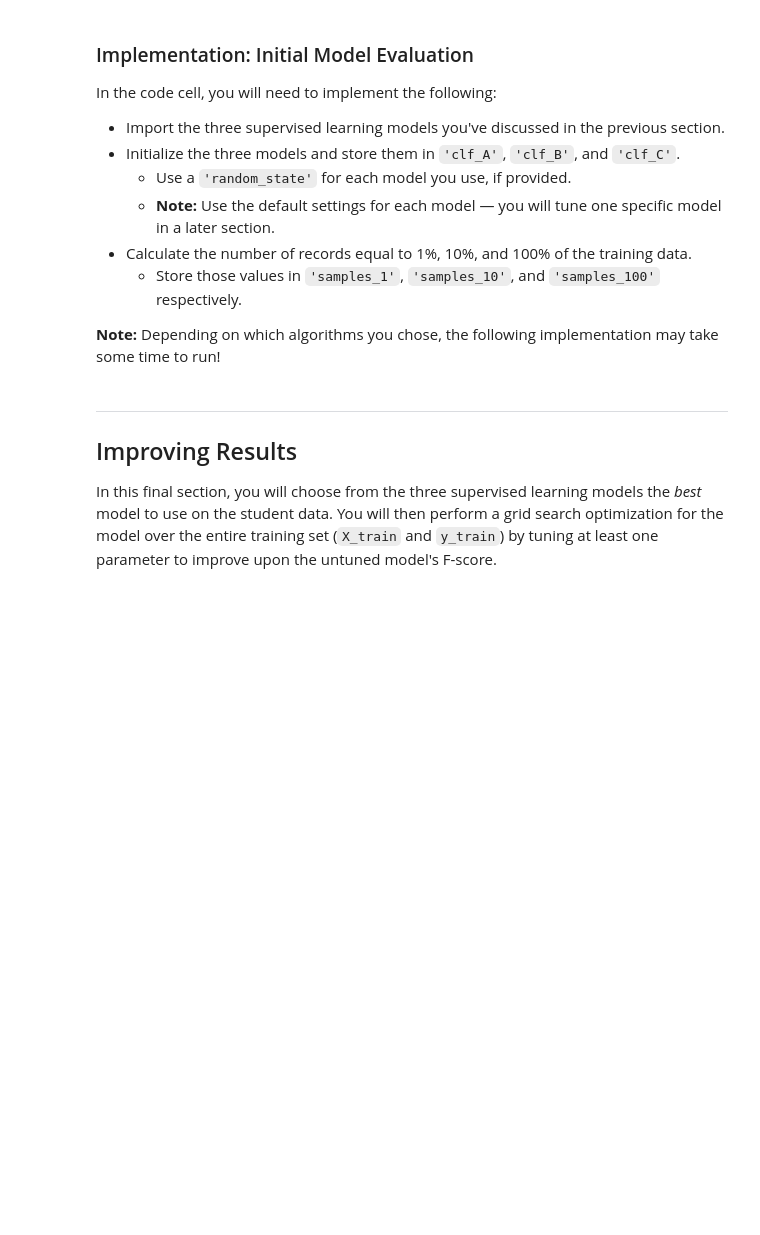
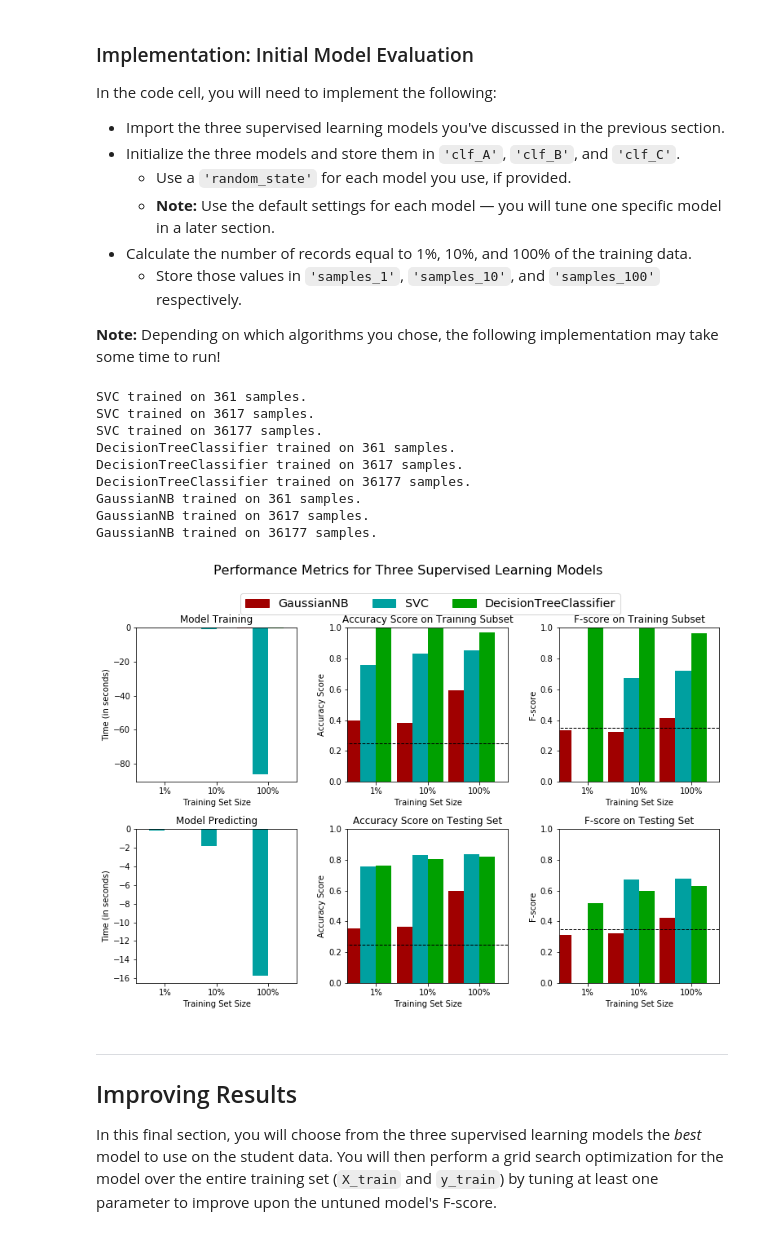
Before and after one commit to Kinosei/Udacity_Machine_Learning_practice, a Jupyter notebook: projects/finding_donors/finding_donors.ipynb, the cells around one changed output. Saved outputs shown, nothing was run; the diff lists cells and outputs as text; code cells hidden in the pictures; blank space fills up the shorter version.

```diff
--- a/projects/finding_donors/finding_donors.ipynb
+++ b/projects/finding_donors/finding_donors.ipynb
@@ -318,7 +318,7 @@ In the code block below, you will need to implement the following:
 # TODO: Import two metrics from sklearn - fbeta_score and accuracy_score
 from sklearn.metrics import fbeta_score, accuracy_score
 
-def train_predict(learner, sample_size, X_train, y_train, X_test, y_test):
+def train_predict(learner, sample_size, X_train, y_train, X_test, y_test, beta=0.5):
     '''
     inputs:
        - learner: the learning algorithm to be trained and predicted on
@@ -333,7 +333,7 @@ def train_predict(learner, sample_size, X_train, y_train, X_test, y_test):
 
     # TODO: Fit the learner to the training data using slicing with 'sample_size' using .fit(training_features[:], training_labels[:])
     start = time() # Get start time
-    learner.fit(X_train, y_train)
+    learner.fit(X_train[:sample_size], y_train[:sample_size])
     end = time() # Get end time
 
     # TODO: Calculate the training time
@@ -356,10 +356,10 @@ def train_predict(learner, sample_size, X_train, y_train, X_test, y_test):
     results['acc_test'] = accuracy_score(y_test, predictions_test)
 
     # TODO: Compute F-score on the the first 300 training samples using fbeta_score()
-    results['f_train'] = fbeta_score(y_train[:300], predictions_train, 0.5)
+    results['f_train'] = fbeta_score(y_train[:300], predictions_train, beta=beta)
 
     # TODO: Compute F-score on the test set which is y_test
-    results['f_test'] = fbeta_score(y_test, predictions_test, 0.5)
+    results['f_test'] = fbeta_score(y_test, predictions_test, beta=beta)
 
     # Success
     print("{} trained on {} samples.".format(learner.__class__.__name__, sample_size))
@@ -379,31 +379,45 @@ In the code cell, you will need to implement the following:
 **Note:** Depending on which algorithms you chose, the following implementation may take some time to run!
 # %%
 # TODO: Import the three supervised learning models from sklearn
+from sklearn.svm import SVC
+from sklearn.tree import DecisionTreeClassifier
+from sklearn.naive_bayes import GaussianNB
 
 # TODO: Initialize the three models
-clf_A = None
-clf_B = None
-clf_C = None
+clf_A = SVC()
+clf_B = DecisionTreeClassifier()
+clf_C = GaussianNB()
 
 # TODO: Calculate the number of samples for 1%, 10%, and 100% of the training data
 # HINT: samples_100 is the entire training set i.e. len(y_train)
 # HINT: samples_10 is 10% of samples_100 (ensure to set the count of the values to be `int` and not `float`)
 # HINT: samples_1 is 1% of samples_100 (ensure to set the count of the values to be `int` and not `float`)
-samples_100 = None
-samples_10 = None
-samples_1 = None
+samples_100 = len(X_train)
+samples_10 = int(samples_100 * 0.1)
+samples_1 = int(samples_100 * 0.01)
 
 # Collect results on the learners
 results = {}
 for clf in [clf_A, clf_B, clf_C]:
     clf_name = clf.__class__.__name__
     results[clf_name] = {}
     for i, samples in enumerate([samples_1, samples_10, samples_100]):
         results[clf_name][i] = \
         train_predict(clf, samples, X_train, y_train, X_test, y_test)
 
 # Run metrics visualization for the three supervised learning models chosen
 vs.evaluate(results, accuracy, fscore)
+# %% [output]
+SVC trained on 361 samples.
+SVC trained on 3617 samples.
+SVC trained on 36177 samples.
+DecisionTreeClassifier trained on 361 samples.
+DecisionTreeClassifier trained on 3617 samples.
+DecisionTreeClassifier trained on 36177 samples.
+GaussianNB trained on 361 samples.
+GaussianNB trained on 3617 samples.
+GaussianNB trained on 36177 samples.
+[figure, added]
 # %% [markdown]
 ----
 ## Improving Results
```
